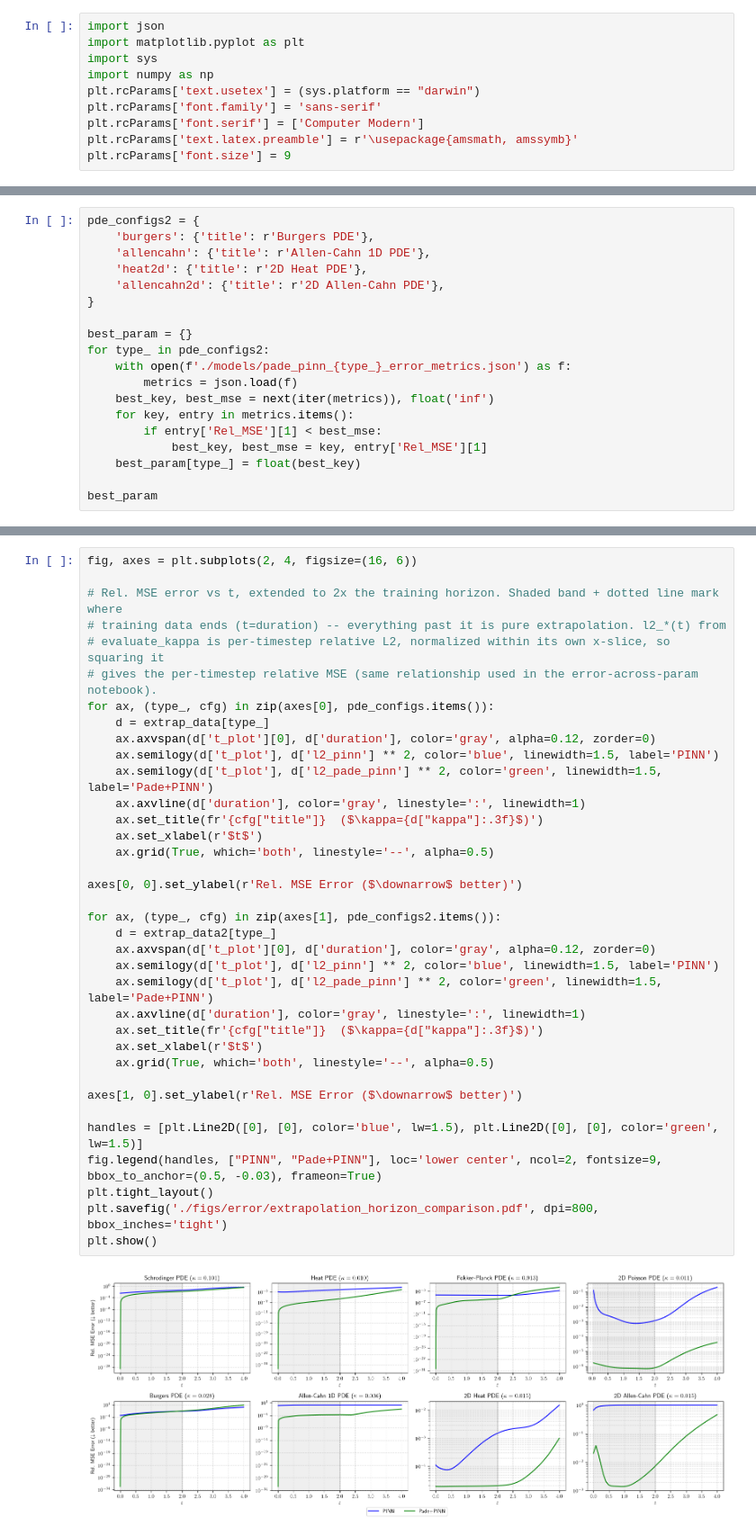
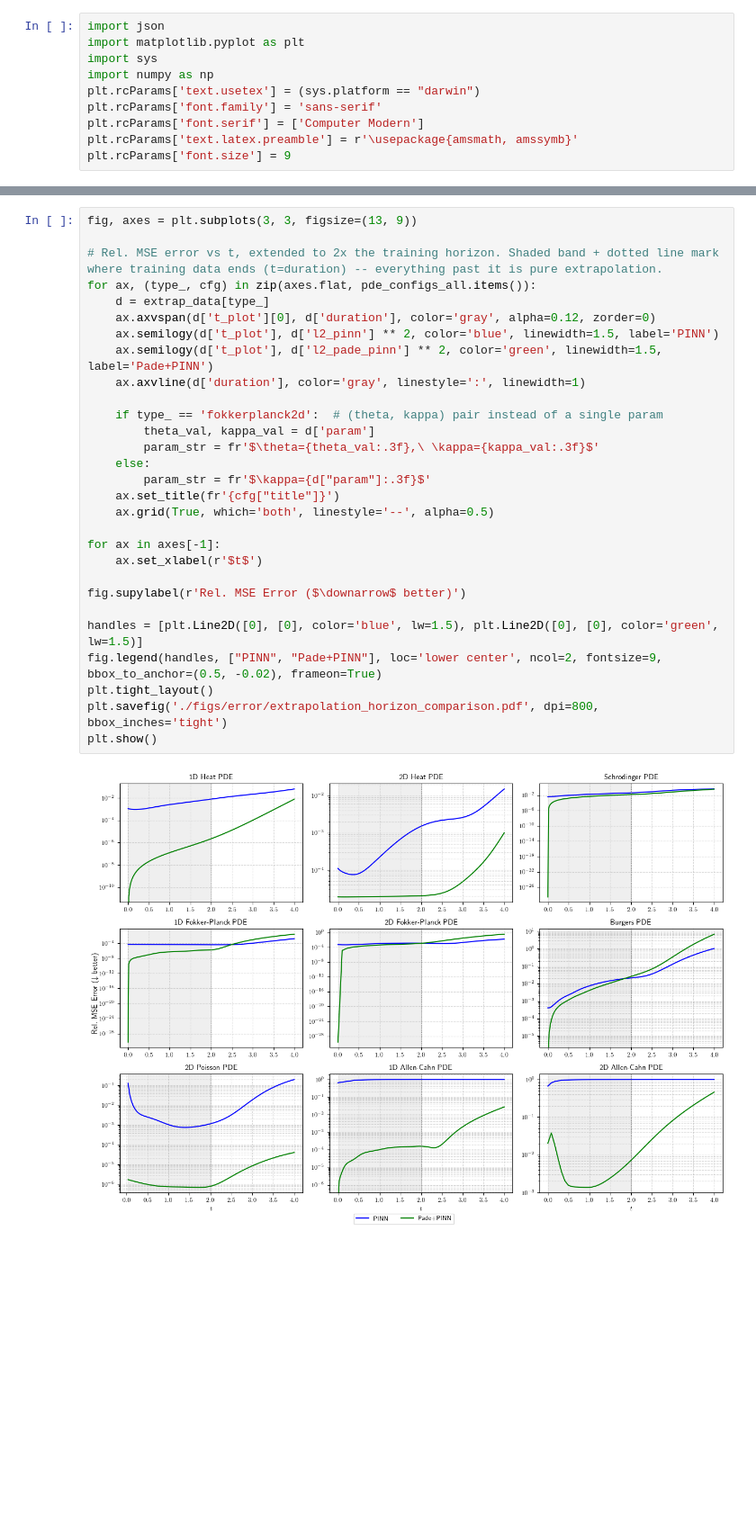
Before and after one commit to ck090/Pade-PINNs, a Jupyter notebook: extrapolation_horizon.ipynb, the cells around one changed output, grey strips where cells are left out. Shown at 90% size. Saved outputs shown, nothing was run; the diff lists cells and outputs as text; blank space fills up the shorter version.

```diff
--- a/extrapolation_horizon.ipynb
+++ b/extrapolation_horizon.ipynb
@@ -37,19 +48,0 @@ best_kappa
-# %%
-pde_configs2 = {
-    'burgers': {'title': r'Burgers PDE'},
-    'allencahn': {'title': r'Allen-Cahn 1D PDE'},
-    'heat2d': {'title': r'2D Heat PDE'},
-    'allencahn2d': {'title': r'2D Allen-Cahn PDE'},
-}
-
-best_param = {}
-for type_ in pde_configs2:
-    with open(f'./models/pade_pinn_{type_}_error_metrics.json') as f:
-        metrics = json.load(f)
-    best_key, best_mse = next(iter(metrics)), float('inf')
-    for key, entry in metrics.items():
-        if entry['Rel_MSE'][1] < best_mse:
-            best_key, best_mse = key, entry['Rel_MSE'][1]
-    best_param[type_] = float(best_key)
-
-best_param
@@ -266,38 +226,31 @@ for type_ in pde_configs2:
 # %%
-fig, axes = plt.subplots(2, 4, figsize=(16, 6))
+fig, axes = plt.subplots(3, 3, figsize=(13, 9))
 
-# Rel. MSE error vs t, extended to 2x the training horizon. Shaded band + dotted line mark where
-# training data ends (t=duration) -- everything past it is pure extrapolation. l2_*(t) from
-# evaluate_kappa is per-timestep relative L2, normalized within its own x-slice, so squaring it
-# gives the per-timestep relative MSE (same relationship used in the error-across-param notebook).
-for ax, (type_, cfg) in zip(axes[0], pde_configs.items()):
+# Rel. MSE error vs t, extended to 2x the training horizon. Shaded band + dotted line mark where training data ends (t=duration) -- everything past it is pure extrapolation.
+for ax, (type_, cfg) in zip(axes.flat, pde_configs_all.items()):
     d = extrap_data[type_]
     ax.axvspan(d['t_plot'][0], d['duration'], color='gray', alpha=0.12, zorder=0)
     ax.semilogy(d['t_plot'], d['l2_pinn'] ** 2, color='blue', linewidth=1.5, label='PINN')
     ax.semilogy(d['t_plot'], d['l2_pade_pinn'] ** 2, color='green', linewidth=1.5, label='Pade+PINN')
     ax.axvline(d['duration'], color='gray', linestyle=':', linewidth=1)
-    ax.set_title(fr'{cfg["title"]}  ($\kappa={d["kappa"]:.3f}$)')
-    ax.set_xlabel(r'$t$')
+
+    if type_ == 'fokkerplanck2d':  # (theta, kappa) pair instead of a single param
+        theta_val, kappa_val = d['param']
+        param_str = fr'$\theta={theta_val:.3f},\ \kappa={kappa_val:.3f}$'
+    else:
+        param_str = fr'$\kappa={d["param"]:.3f}$'
+    ax.set_title(fr'{cfg["title"]}')
     ax.grid(True, which='both', linestyle='--', alpha=0.5)
 
-axes[0, 0].set_ylabel(r'Rel. MSE Error ($\downarrow$ better)')
+for ax in axes[-1]:
+    ax.set_xlabel(r'$t$')
 
-for ax, (type_, cfg) in zip(axes[1], pde_configs2.items()):
-    d = extrap_data2[type_]
-    ax.axvspan(d['t_plot'][0], d['duration'], color='gray', alpha=0.12, zorder=0)
-    ax.semilogy(d['t_plot'], d['l2_pinn'] ** 2, color='blue', linewidth=1.5, label='PINN')
-    ax.semilogy(d['t_plot'], d['l2_pade_pinn'] ** 2, color='green', linewidth=1.5, label='Pade+PINN')
-    ax.axvline(d['duration'], color='gray', linestyle=':', linewidth=1)
-    ax.set_title(fr'{cfg["title"]}  ($\kappa={d["kappa"]:.3f}$)')
-    ax.set_xlabel(r'$t$')
-    ax.grid(True, which='both', linestyle='--', alpha=0.5)
-
-axes[1, 0].set_ylabel(r'Rel. MSE Error ($\downarrow$ better)')
+fig.supylabel(r'Rel. MSE Error ($\downarrow$ better)')
 
 handles = [plt.Line2D([0], [0], color='blue', lw=1.5), plt.Line2D([0], [0], color='green', lw=1.5)]
-fig.legend(handles, ["PINN", "Pade+PINN"], loc='lower center', ncol=2, fontsize=9, bbox_to_anchor=(0.5, -0.03), frameon=True)
+fig.legend(handles, ["PINN", "Pade+PINN"], loc='lower center', ncol=2, fontsize=9, bbox_to_anchor=(0.5, -0.02), frameon=True)
 plt.tight_layout()
 plt.savefig('./figs/error/extrapolation_horizon_comparison.pdf', dpi=800, bbox_inches='tight')
 plt.show()
 # %% [output]
-[figure, old version]
+[figure, new version]
```
Also changed, not shown: parts of 5 cells of this notebook, 11 other files.
